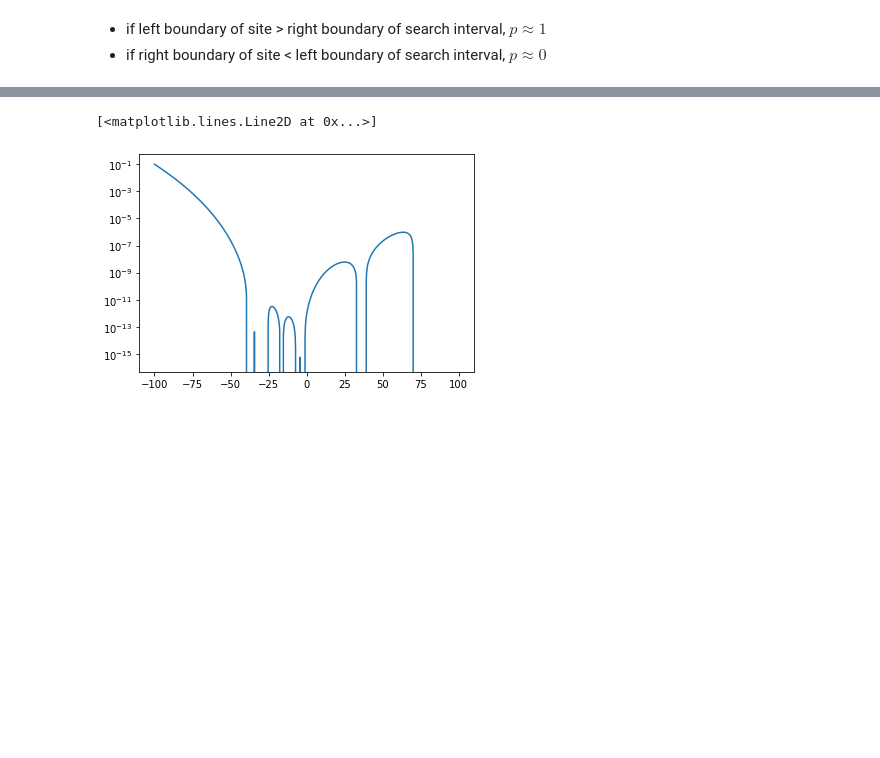
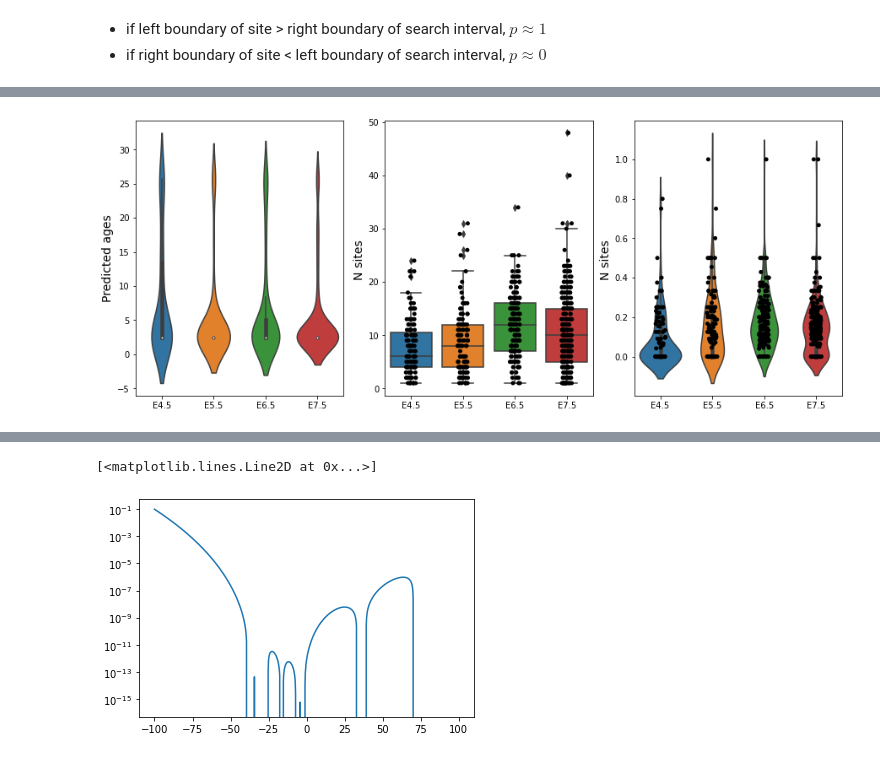
Before and after one commit to ComputationalAgingLab/single-cell-methylation-fake, a Jupyter notebook: proof.ipynb, the cells around one changed output, grey strips where cells are left out. Saved outputs shown, nothing was run; the diff lists cells and outputs as text; code cells hidden in the pictures; blank space fills up the shorter version.

```diff
--- a/proof.ipynb
+++ b/proof.ipynb
@@ -137 +285,18 @@ axes.set_ylabel('Predicted ages', fontsize=14);
+# %%
+fig, axes = plt.subplots(1, 3, figsize=(15, 6))
+sns.violinplot(x='Stage', y='Ages', data=data, ax=axes[0])
+axes[0].set_xlabel('')
+axes[0].set_ylabel('Predicted ages', fontsize=14);
+
+sns.stripplot(x='Stage', y='n_sites', data=data, ax=axes[1], color='black')
+sns.boxplot(x='Stage', y='n_sites', data=data, ax=axes[1])
+axes[1].set_xlabel('')
+axes[1].set_ylabel('N sites ', fontsize=14);
+
+sns.violinplot(x='Stage', y='p_empiric', data=data, ax=axes[2])
+sns.stripplot(x='Stage', y='p_empiric', data=data, ax=axes[2], color='black')
+axes[2].set_xlabel('')
+axes[2].set_ylabel('N sites ', fontsize=14);
+# %% [output]
+[figure, added]
 # %% [markdown]
```
Also changed, not shown: parts of 38 cells of this notebook, 1 other file.
